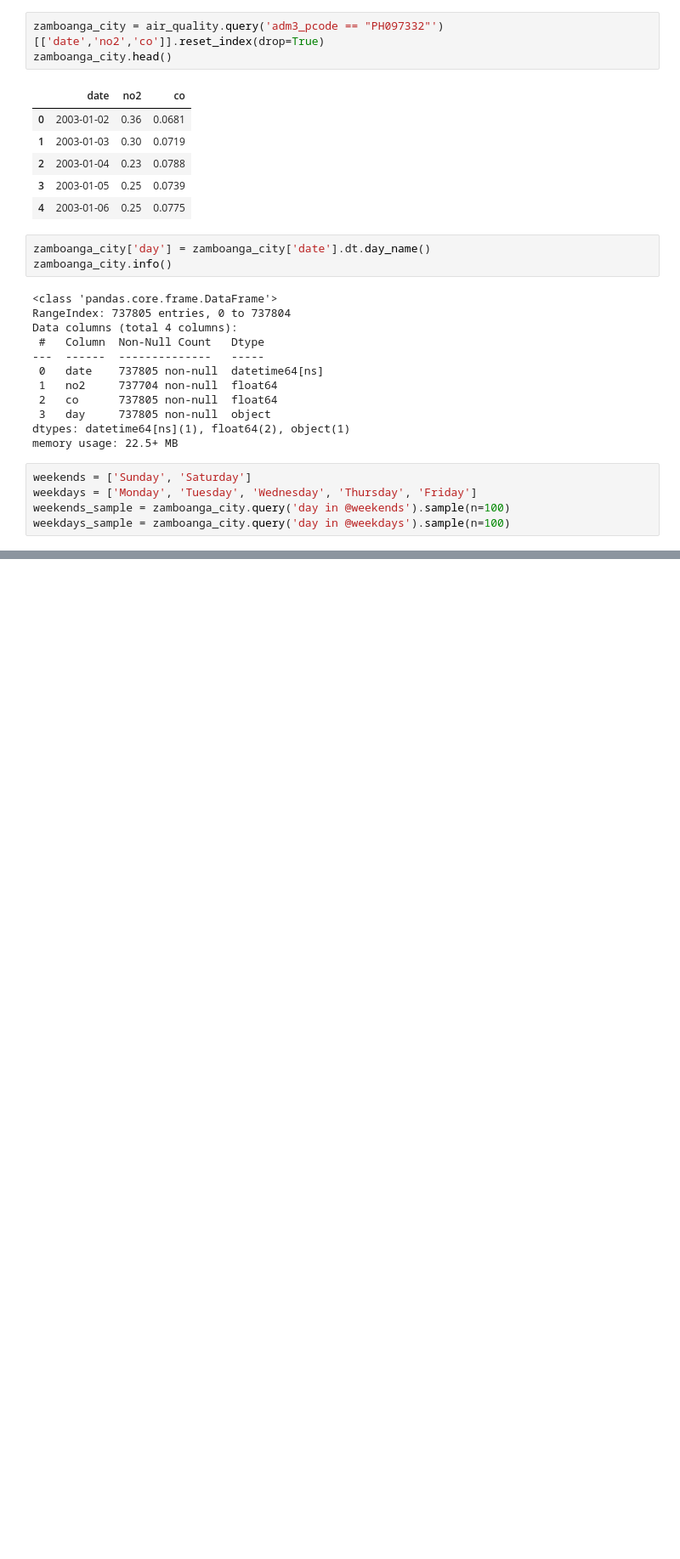
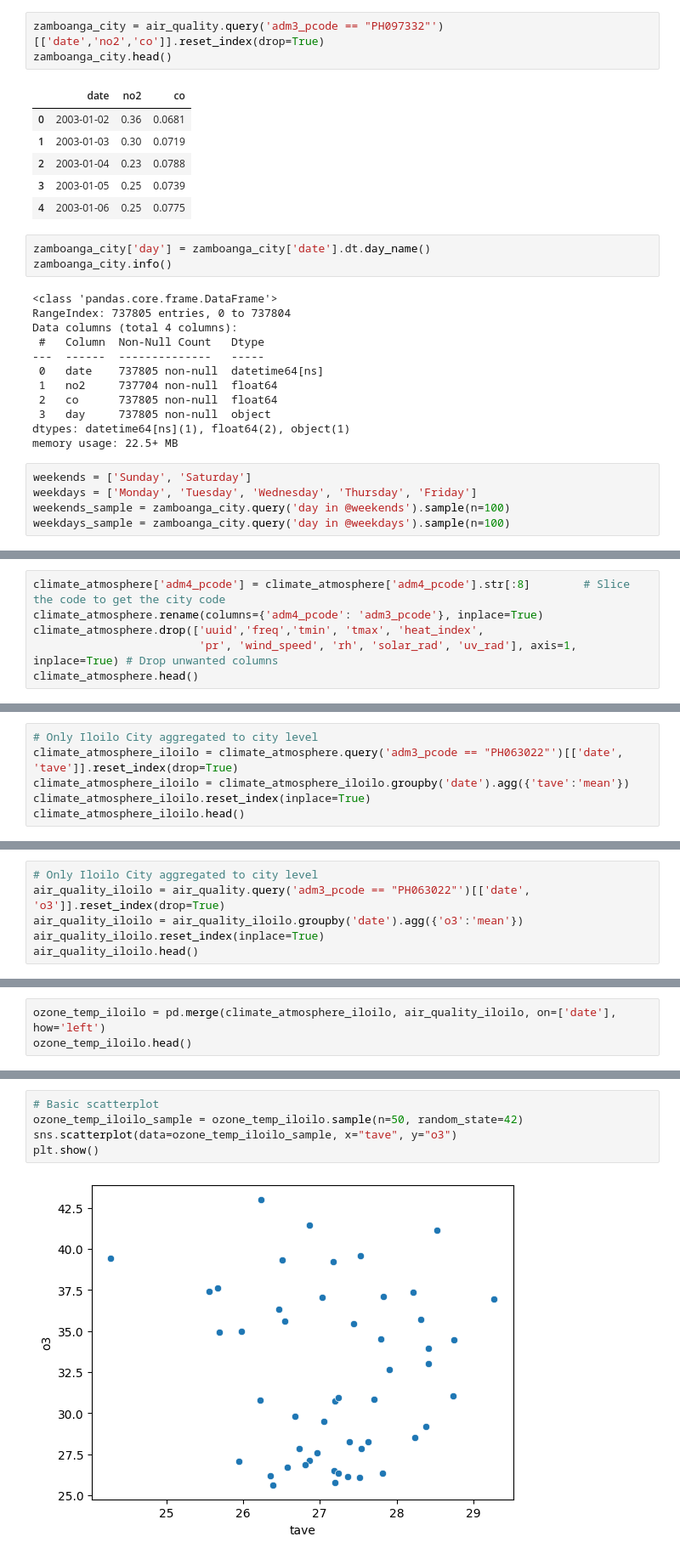
Before and after one commit to rxphaelbihag/Python-Data-Analysis-Case-Studies, a Jupyter notebook: Air Quality Philippines.ipynb, the cells around one changed output, grey strips where cells are left out. Shown at 85% size. Saved outputs shown, nothing was run; the diff lists cells and outputs as text; blank space fills up the shorter version.

Commit message:
Kaggle Notebook | EDA: Air Quality Philippines  | Version 1

```diff
--- a/Air Quality Philippines.ipynb
+++ b/Air Quality Philippines.ipynb
@@ -364,0 +443,6 @@ NO2 normality violated! 1.7879711941306943e-07
+# %%
+climate_atmosphere['adm4_pcode'] = climate_atmosphere['adm4_pcode'].str[:8]        # Slice the code to get the city code
+climate_atmosphere.rename(columns={'adm4_pcode': 'adm3_pcode'}, inplace=True)
+climate_atmosphere.drop(['uuid','freq','tmin', 'tmax', 'heat_index',
+                         'pr', 'wind_speed', 'rh', 'solar_rad', 'uv_rad'], axis=1, inplace=True) # Drop unwanted columns
+climate_atmosphere.head()
@@ -364,0 +456,6 @@ NO2 normality violated! 1.7879711941306943e-07
+# %%
+# Only Iloilo City aggregated to city level
+climate_atmosphere_iloilo = climate_atmosphere.query('adm3_pcode == "PH063022"')[['date', 'tave']].reset_index(drop=True)
+climate_atmosphere_iloilo = climate_atmosphere_iloilo.groupby('date').agg({'tave':'mean'})
+climate_atmosphere_iloilo.reset_index(inplace=True)
+climate_atmosphere_iloilo.head()
@@ -364,0 +469,6 @@ NO2 normality violated! 1.7879711941306943e-07
+# %%
+# Only Iloilo City aggregated to city level
+air_quality_iloilo = air_quality.query('adm3_pcode == "PH063022"')[['date', 'o3']].reset_index(drop=True)
+air_quality_iloilo = air_quality_iloilo.groupby('date').agg({'o3':'mean'})
+air_quality_iloilo.reset_index(inplace=True)
+air_quality_iloilo.head()
@@ -364,0 +482,3 @@ NO2 normality violated! 1.7879711941306943e-07
+# %%
+ozone_temp_iloilo = pd.merge(climate_atmosphere_iloilo, air_quality_iloilo, on=['date'], how='left')
+ozone_temp_iloilo.head()
@@ -364,0 +492,7 @@ NO2 normality violated! 1.7879711941306943e-07
+# %%
+# Basic scatterplot
+ozone_temp_iloilo_sample = ozone_temp_iloilo.sample(n=50, random_state=42)
+sns.scatterplot(data=ozone_temp_iloilo_sample, x="tave", y="o3")
+plt.show()
+# %% [output]
+[figure, added]
```
Also changed, not shown: parts of 33 cells of this notebook.
